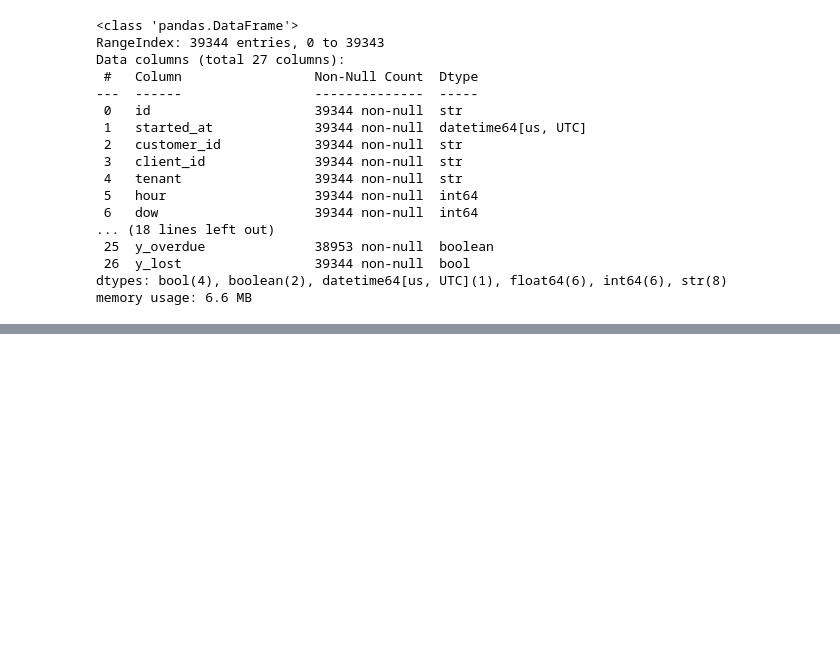
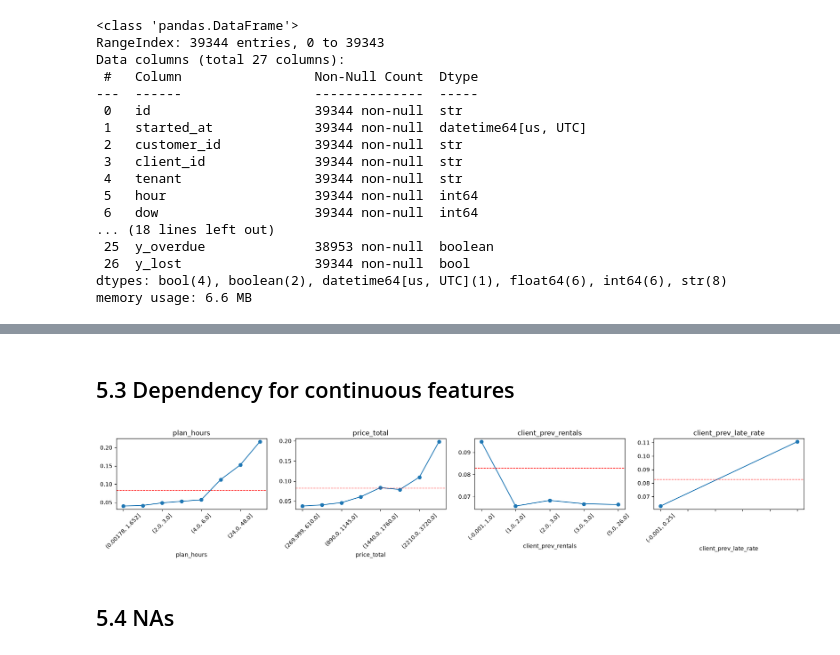
Before and after one commit to kirillrub108/predict-rental-overdue, a Jupyter notebook: main.ipynb, the cells around one changed output, grey strips where cells are left out. Saved outputs shown, nothing was run; the diff lists cells and outputs as text; code cells hidden in the pictures; blank space fills up the shorter version.

```diff
--- a/main.ipynb
+++ b/main.ipynb
@@ -202,3 +53,0 @@ plt.show()
-# %%
-for c in CAT:
-    display(data[c].value_counts(dropna=False).to_frame().T)
@@ -442,0 +201,8 @@ No post-outcome columns among the features, and no single feature is suspiciousl
+# %%
+# Automatic sorting of features by type
+const = [c for c in NUM + BOOL if df[c].nunique() <= 1]               # constants (client_prev_lost)
+DISC  = [c for c in NUM if c not in const and df[c].nunique() <= 12]  # discrete: hour, month, n_batteries ...
+CONT  = [c for c in NUM if c not in const and c not in DISC]          # continuous
+LOW   = [c for c in CAT if df[c].nunique() <= 20]                     # categorical with few values
+HIGH  = [c for c in CAT if c not in LOW]                              # with many values (issued_by_employee_id)
+print("const:", const, "\nDISC:", DISC, "\nCONT:", CONT, "\nLOW:", LOW, "\nHIGH:", HIGH)
@@ -442,0 +217,11 @@ No post-outcome columns among the features, and no single feature is suspiciousl
+# %%
+rows = []
+for c in CONT + DISC + BOOL:
+    s = df[[c, TARGET]].dropna()
+    rows.append({"feature": c, "n": len(s), "auc": roc_auc_score(s[TARGET], s[c])})
+
+rank = (pd.DataFrame(rows)
+          .assign(corr=lambda t: (t["auc"] - 0.55)) # 0.55–0.65: weak signal
+          .sort_values("corr", ascending=False)
+          .round(3))
+rank
@@ -442,0 +246,12 @@ No post-outcome columns among the features, and no single feature is suspiciousl
+# %%
+def rate_table(c, min_n=100):
+    g = df.groupby(c, dropna=False)[TARGET].agg(rate="mean", n="size")
+    g = g[g["n"] >= min_n]                                   # rare groups are noisy
+    g["lift"] = (g["rate"] / base).round(2)
+    g["z"] = ((g["rate"] - base) / (g["rate"].clip(1e-9, 1 - 1e-9) * (1 - g["rate"].clip(1e-9, 1 - 1e-9)) / g["n"]) ** 0.5).round(1)
+    g["rate_%"] = (g["rate"] * 100).round(1)
+    return g[["rate_%", "n", "lift", "z"]]
+
+for c in LOW + DISC + BOOL:
+    print(f"\n=== {c} === (base {base:.1%})")
+    print(rate_table(c).sort_values("rate_%").to_string())
@@ -442,0 +276,17 @@ No post-outcome columns among the features, and no single feature is suspiciousl
+# %% [markdown]
+## 5.3 Dependency for continuous features
+# %%
+top = rank[rank["feature"].isin(CONT)]["feature"].head(4).tolist()
+fig, axes = plt.subplots(1, len(top), figsize=(4.5 * len(top), 3.5))
+for ax, c in zip(np.atleast_1d(axes), top):
+    bins = pd.qcut(df[c], q=8, duplicates="drop")
+    df.groupby(bins, observed=True)[TARGET].mean().plot(marker="o", ax=ax)
+    ax.axhline(base, color="red", ls="--", lw=1)
+    ax.set_title(c)
+    ax.tick_params(axis="x", rotation=45)
+plt.tight_layout()
+plt.show()
+# %% [output]
+[figure, added]
+# %% [markdown]
+## 5.4 NAs
```
Also changed, not shown: parts of 76 cells of this notebook, 1 other file.
